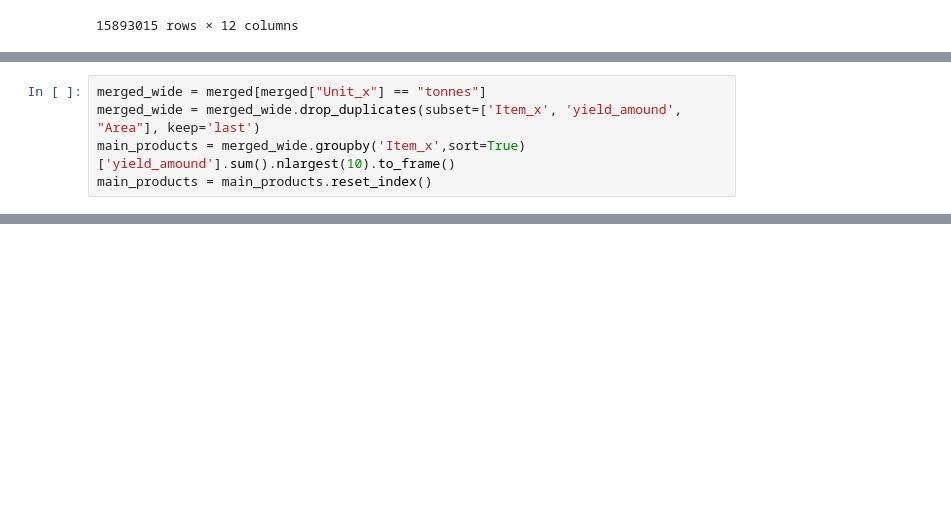
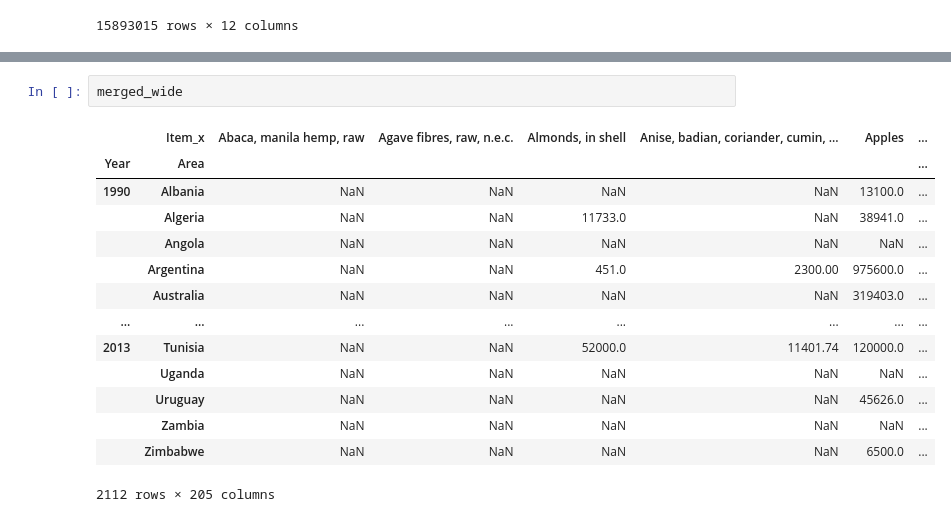
Before and after one commit to LucasJohannsenShadow/AVCD, a Jupyter notebook: working file.ipynb, the cells around one changed output, grey strips where cells are left out. Drawn from its saved outputs; the diff is of its cells as text; blank space fills up the shorter version.

```diff
--- a/working file.ipynb
+++ b/working file.ipynb
@@ -416,6 +418 @@ merged_wide = merged_wide.pivot(index = ["Year", "Area"], columns= "Item_x",valu
 #merged_wide['world_wide'] = merged_wide[list(merged_wide.columns)].sum(axis=1)
-# %%
-merged_wide = merged[merged["Unit_x"] == "tonnes"]
-merged_wide = merged_wide.drop_duplicates(subset=['Item_x', 'yield_amound', "Area"], keep='last')
-main_products = merged_wide.groupby('Item_x',sort=True)['yield_amound'].sum().nlargest(10).to_frame()
-main_products = main_products.reset_index()
@@ -434,0 +433,17 @@ main_products = main_products.reset_index()
+# %%
+merged_wide
+# %% [output]
+|  | Item_x | Abaca, manila hemp, raw | Agave fibres, raw, n.e.c. | Almonds, in shell | Anise, badian, coriander, cumin, ... | Apples | ... |
+| Year | Area |  |  |  |  |  | ... |
+| 1990 | Albania | NaN | NaN | NaN | NaN | 13100.0 | ... |
+|  | Algeria | NaN | NaN | 11733.0 | NaN | 38941.0 | ... |
+|  | Angola | NaN | NaN | NaN | NaN | NaN | ... |
+|  | Argentina | NaN | NaN | 451.0 | 2300.00 | 975600.0 | ... |
+|  | Australia | NaN | NaN | NaN | NaN | 319403.0 | ... |
+| ... | ... | ... | ... | ... | ... | ... | ... |
+| 2013 | Tunisia | NaN | NaN | 52000.0 | 11401.74 | 120000.0 | ... |
+|  | Uganda | NaN | NaN | NaN | NaN | NaN | ... |
+|  | Uruguay | NaN | NaN | NaN | NaN | 45626.0 | ... |
+|  | Zambia | NaN | NaN | NaN | NaN | NaN | ... |
+|  | Zimbabwe | NaN | NaN | NaN | NaN | 6500.0 | ... |
+2112 rows × 205 columns
```
Also changed, not shown: parts of 4 cells of this notebook, 3 other files.
